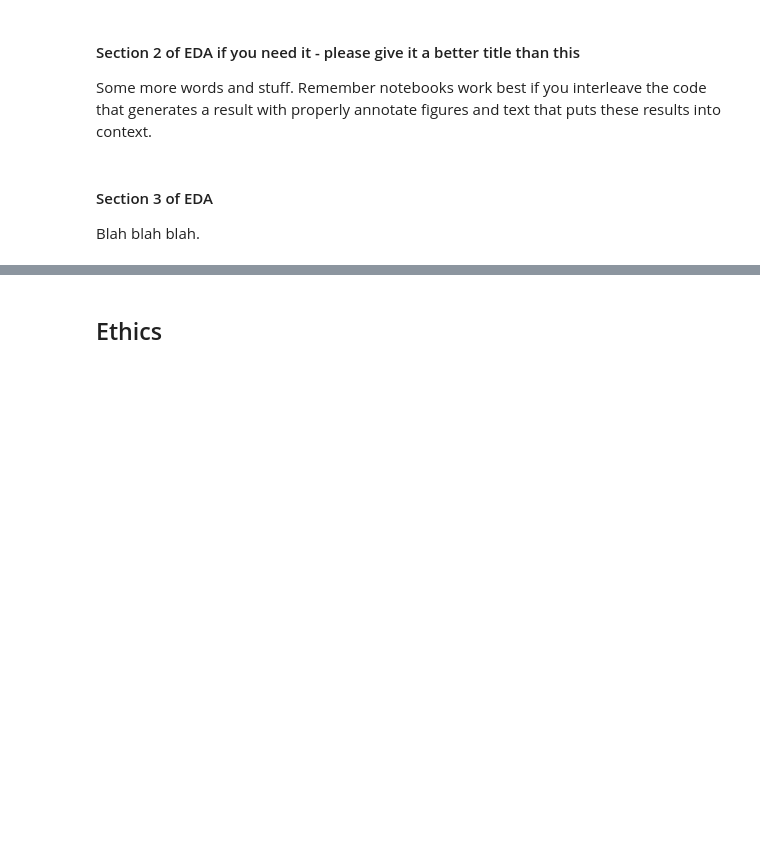
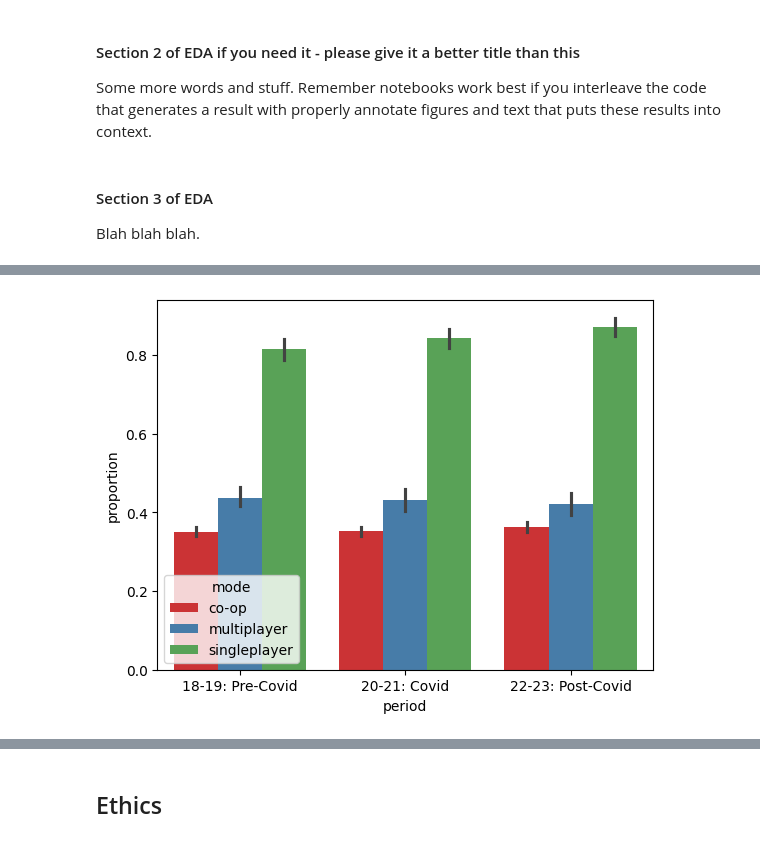
Before and after one commit to COGS108/Group038_WI26, a Jupyter notebook: 02-EDACheckpoint.ipynb, the cells around one changed output, grey strips where cells are left out. Saved outputs shown, nothing was run; the diff lists cells and outputs as text; code cells hidden in the pictures; blank space fills up the shorter version.

```diff
--- a/02-EDACheckpoint.ipynb
+++ b/02-EDACheckpoint.ipynb
@@ -149,0 +158,8 @@ dtype: bool
+# %%
+def assgin_period(year):
+    if year <= 2019:
+        return "18-19: Pre-Covid"
+    elif year <= 2021:
+        return "20-21: Covid"
+    else:
+        return "22-23: Post-Covid"
@@ -149,0 +171,7 @@ dtype: bool
+# %%
+def period_proportion(df):
+    df = df.copy()
+    df['period'] = df['year'].apply(assgin_period)
+    cp = df.groupby(['appid', 'period', 'mode'], as_index=False)['peak_players'].mean()
+    cp['proportion'] = cp['peak_players'] / cp.groupby(['appid', 'period'])['peak_players'].transform('sum')
+    return cp
@@ -149,0 +203,6 @@ dtype: bool
+# %%
+period_prop = period_proportion(df)
+order = ["18-19: Pre-Covid", "20-21: Covid", "22-23: Post-Covid"]
+g2 = sns.barplot(data=period_prop, x='period', y='proportion', hue='mode', order=order, palette='Set1')
+# %% [output]
+[figure, added]
```
Also changed, not shown: parts of 9 cells of this notebook.
